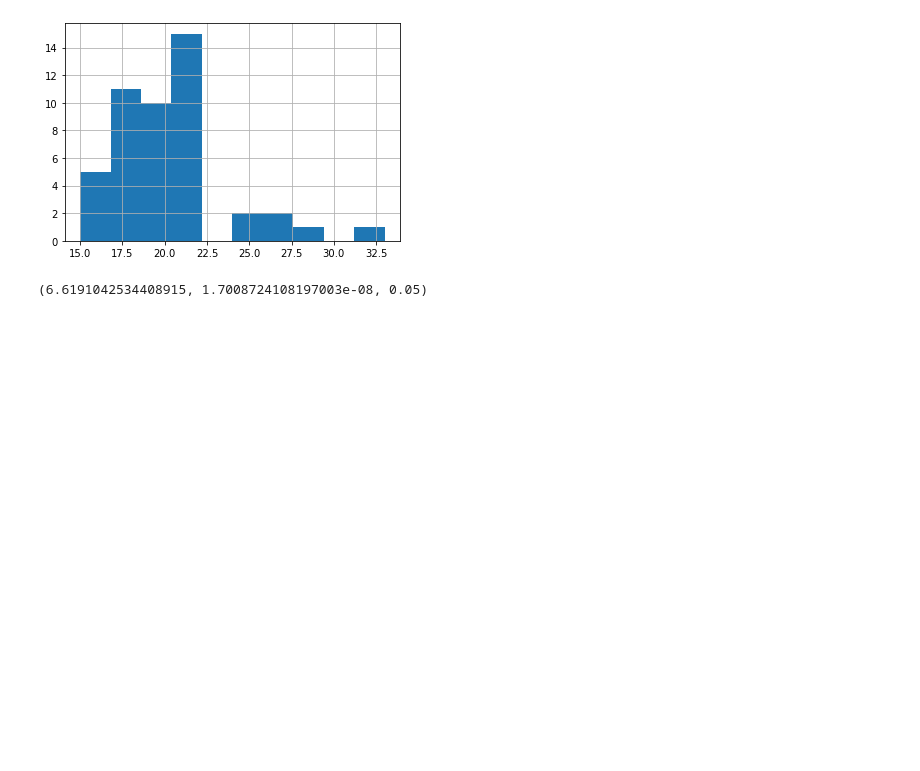
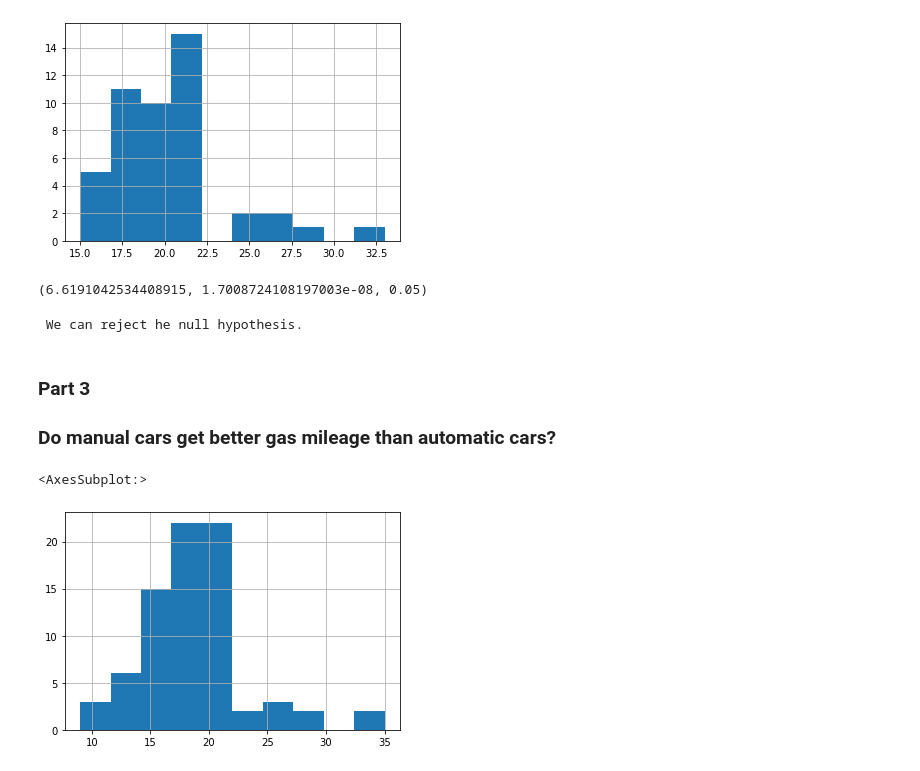
Before and after one commit to BraedenWright/statistics-exercises, a Jupyter notebook: hypothesis_testing.ipynb, the cells around one changed output. Drawn from its saved outputs; the diff is of its cells as text; code cells hidden in the pictures; blank space fills up the shorter version.

```diff
--- a/hypothesis_testing.ipynb
+++ b/hypothesis_testing.ipynb
@@ -222,3 +222,28 @@ t, p = stats.ttest_1samp(compact, μ)
 t, p/2, α
 # %% [output]
 (6.6191042534408915, 1.7008724108197003e-08, 0.05)
+# %%
+if p/2 < α:
+    print(f' We can reject he null hypothesis.')
+else:
+    print(f' Due to p being greater than α, the null hypothesis stands.')
+# %% [output]
+ We can reject he null hypothesis.
+# %% [markdown]
+### Part 3
+
+### Do manual cars get better gas mileage than automatic cars?
+# %%
+# Null Hypothesis
+#  manual cars fuel_efficiency <= automatic cars fuel_efficiency
+
+# Alt Hypothesis
+#  manual cars fuel_efficiency <= automatic cars fuel_efficiency
+
+fe_manual = mpg[mpg.trans.str.contains('manual')].fuel_efficiency
+fe_auto = mpg[mpg.trans.str.contains('auto')].fuel_efficiency
+# %%
+fe_manual.hist()
+# %% [output]
+<AxesSubplot:>
+[figure, added]
```
Also changed, not shown: parts of 4 cells of this notebook.
